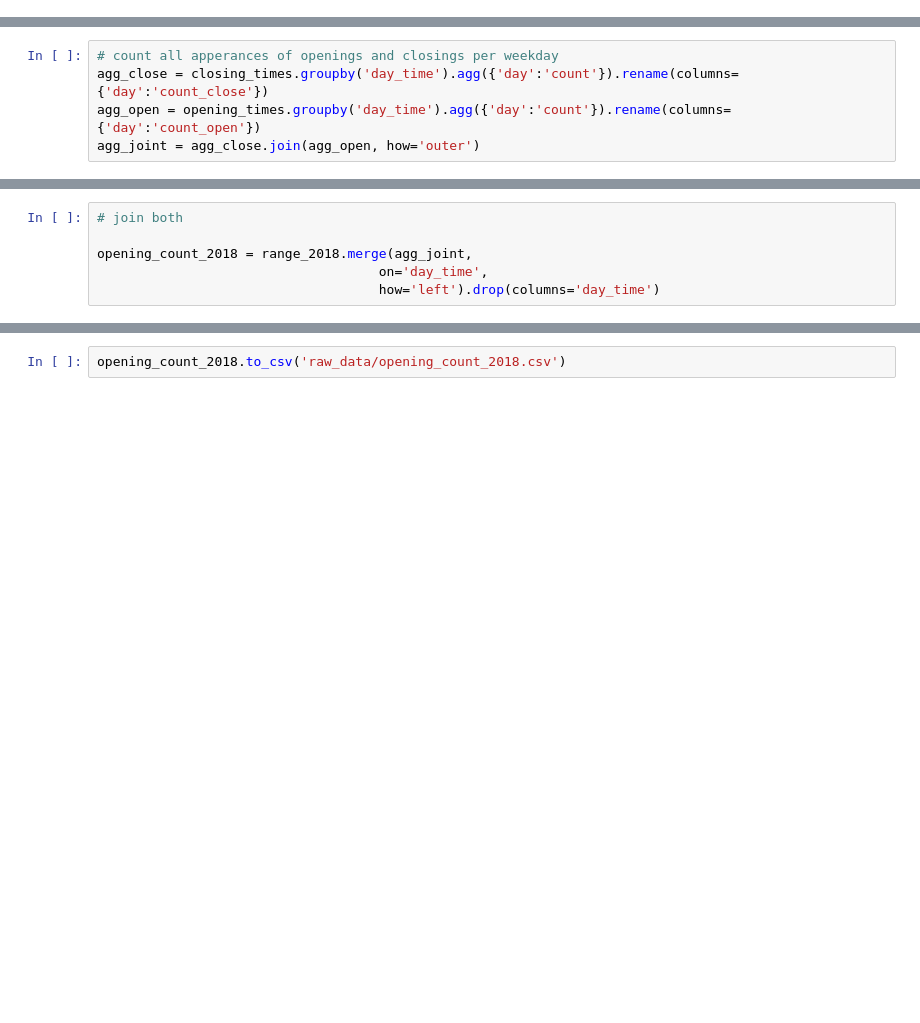
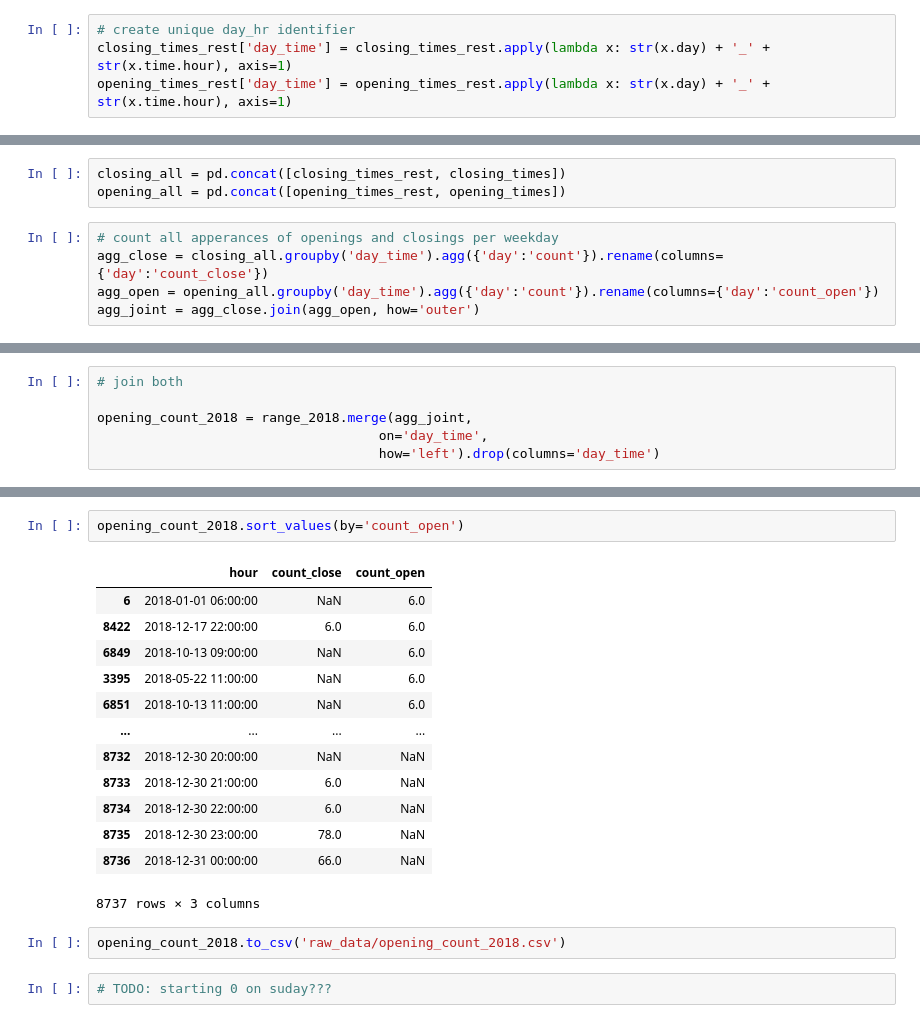
Before and after one commit to McNickSisto/world_data_league, a Jupyter notebook: stage_final/opening_hours.ipynb, the cells around one changed output, grey strips where cells are left out. Cells and saved outputs as stored; diff of their text form; blank space fills up the shorter version.

```diff
--- a/stage_final/opening_hours.ipynb
+++ b/stage_final/opening_hours.ipynb
@@ -124,3 +131,7 @@ for x in new:
+# %%
+# create unique day_hr identifier
+closing_times_rest['day_time'] = closing_times_rest.apply(lambda x: str(x.day) + '_' + str(x.time.hour), axis=1)
+opening_times_rest['day_time'] = opening_times_rest.apply(lambda x: str(x.day) + '_' + str(x.time.hour), axis=1)
 # %%
 # put results in dataframe
 opening_times = pd.DataFrame(opening)
@@ -131,10 +144,13 @@ opening_times['time'] = pd.to_datetime(opening_times['time'], format='%H%M')
 # create unique day_hr identifier
 closing_times['day_time'] = closing_times.apply(lambda x: str(x.day) + '_' + str(x.time.hour), axis=1)
 opening_times['day_time'] = opening_times.apply(lambda x: str(x.day) + '_' + str(x.time.hour), axis=1)
+# %%
+closing_all = pd.concat([closing_times_rest, closing_times])
+opening_all = pd.concat([opening_times_rest, opening_times])
 # %%
 # count all apperances of openings and closings per weekday
-agg_close = closing_times.groupby('day_time').agg({'day':'count'}).rename(columns={'day':'count_close'})
-agg_open = opening_times.groupby('day_time').agg({'day':'count'}).rename(columns={'day':'count_open'})
+agg_close = closing_all.groupby('day_time').agg({'day':'count'}).rename(columns={'day':'count_close'})
+agg_open = opening_all.groupby('day_time').agg({'day':'count'}).rename(columns={'day':'count_open'})
 agg_joint = agg_close.join(agg_open, how='outer')
 # %%
 # init range 2018
@@ -149,2 +181,20 @@ opening_count_2018 = range_2018.merge(agg_joint,
+# %%
+opening_count_2018.sort_values(by='count_open')
+# %% [output]
+|  | hour | count_close | count_open |
+| 6 | 2018-01-01 06:00:00 | NaN | 6.0 |
+| 8422 | 2018-12-17 22:00:00 | 6.0 | 6.0 |
+| 6849 | 2018-10-13 09:00:00 | NaN | 6.0 |
+| 3395 | 2018-05-22 11:00:00 | NaN | 6.0 |
+| 6851 | 2018-10-13 11:00:00 | NaN | 6.0 |
+| ... | ... | ... | ... |
+| 8732 | 2018-12-30 20:00:00 | NaN | NaN |
+| 8733 | 2018-12-30 21:00:00 | 6.0 | NaN |
+| 8734 | 2018-12-30 22:00:00 | 6.0 | NaN |
+| 8735 | 2018-12-30 23:00:00 | 78.0 | NaN |
+| 8736 | 2018-12-31 00:00:00 | 66.0 | NaN |
+8737 rows × 3 columns
 # %%
 opening_count_2018.to_csv('raw_data/opening_count_2018.csv')
+# %%
+# TODO: starting 0 on suday???
```
Also changed, not shown: parts of 14 cells of this notebook.
